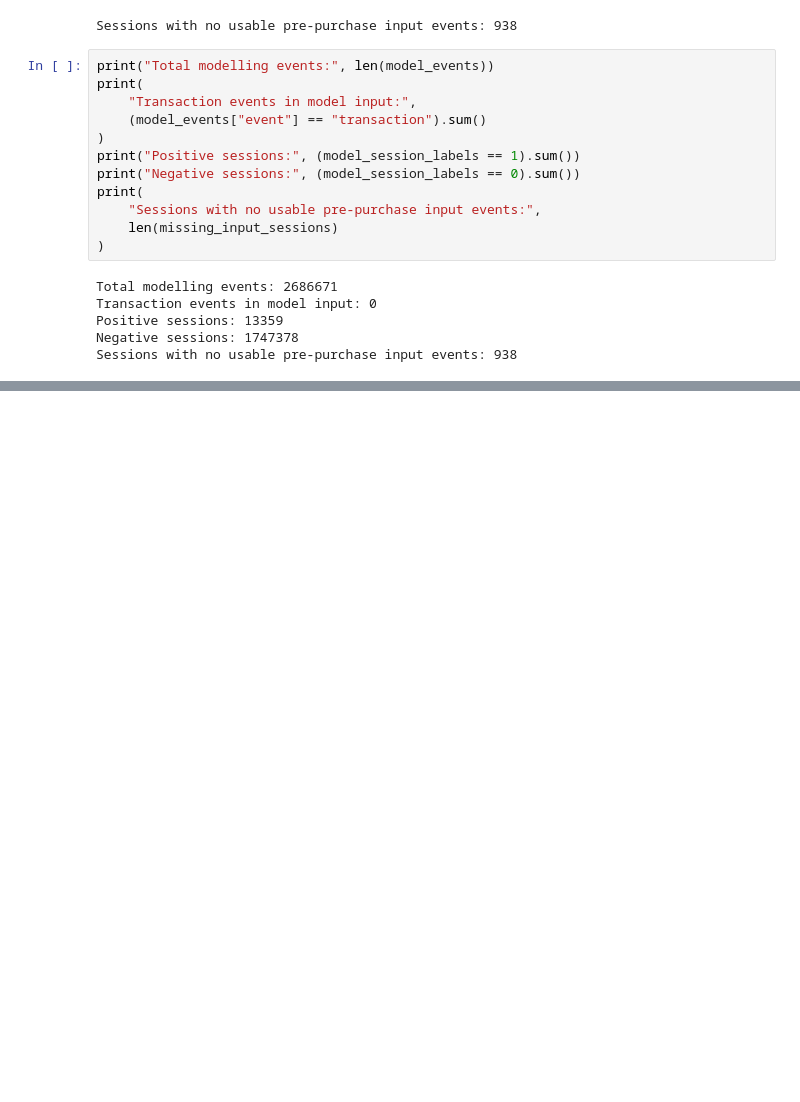
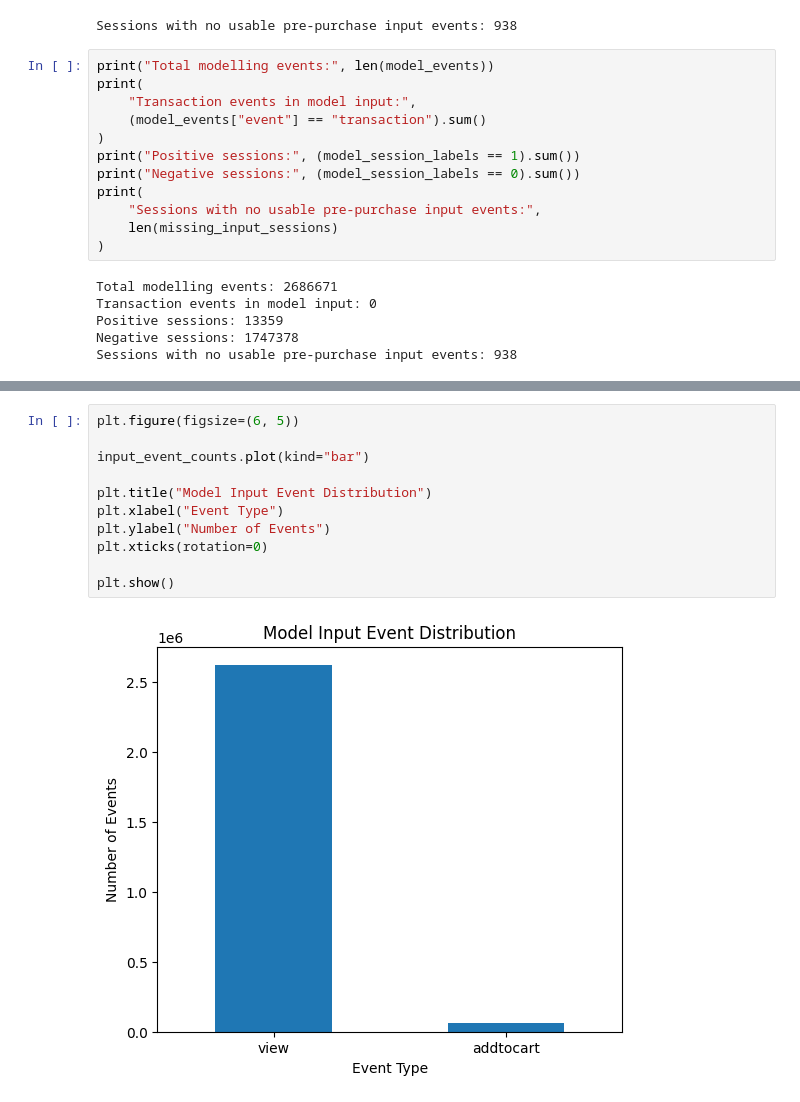
Before and after one commit to keshiniPaul/Ecommerce-purchase-prediction-DeepLearning, a Jupyter notebook: notebooks/Transformer_RetailRocket_Keshini.ipynb, the cells around one changed output, grey strips where cells are left out. Drawn from its saved outputs; the diff is of its cells as text; blank space fills up the shorter version.

```diff
--- a/notebooks/Transformer_RetailRocket_Keshini.ipynb
+++ b/notebooks/Transformer_RetailRocket_Keshini.ipynb
@@ -884,0 +997,13 @@ Sessions with no usable pre-purchase input events: 938
+# %%
+plt.figure(figsize=(6, 5))
+
+input_event_counts.plot(kind="bar")
+
+plt.title("Model Input Event Distribution")
+plt.xlabel("Event Type")
+plt.ylabel("Number of Events")
+plt.xticks(rotation=0)
+
+plt.show()
+# %% [output]
+[figure, added]
```
Also changed, not shown: parts of 20 cells of this notebook.
